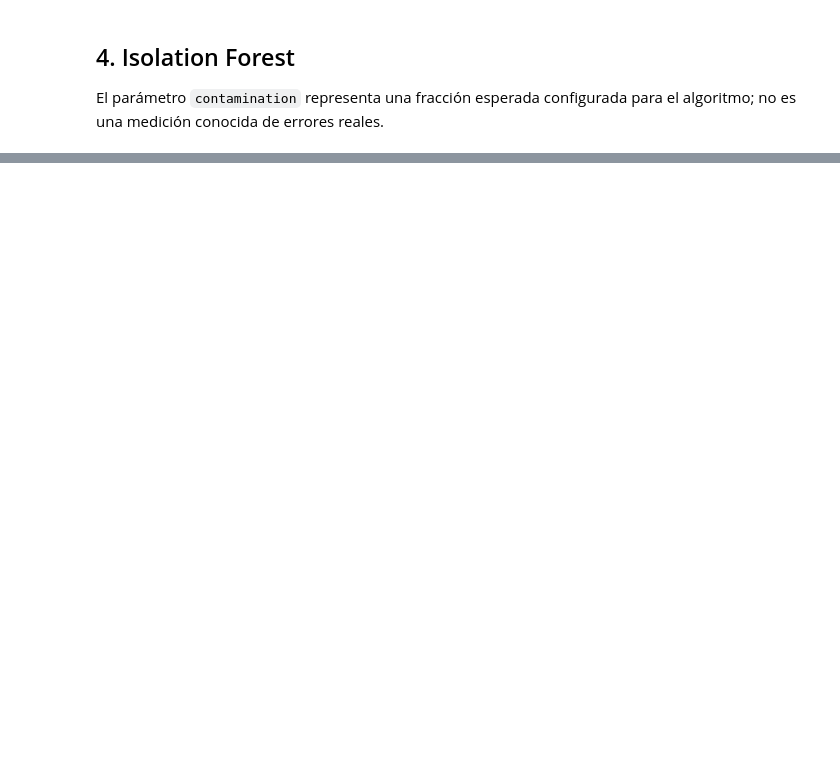
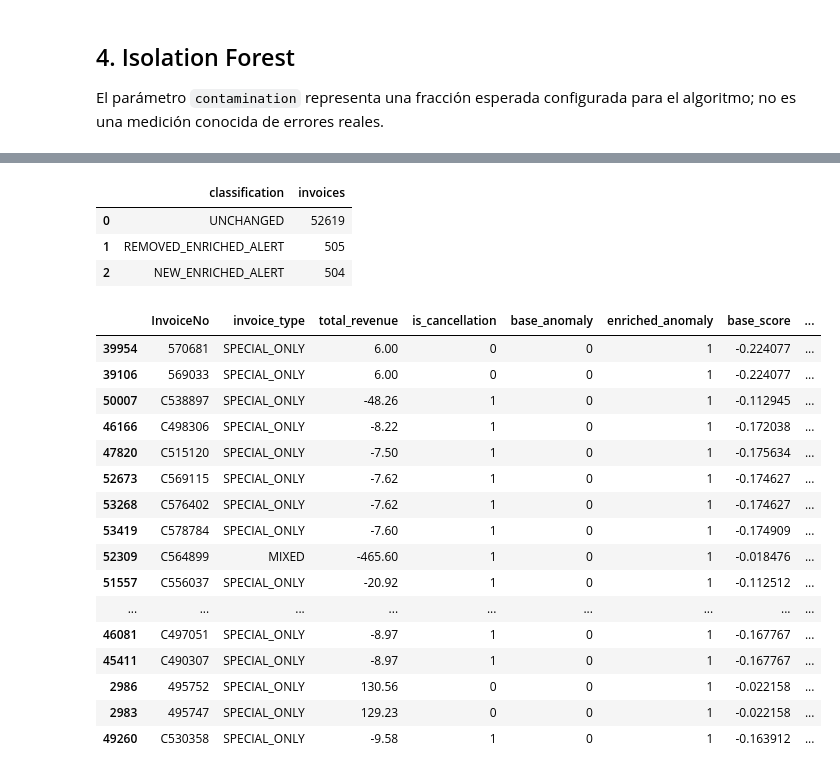
Before and after one commit to Milu2662/BI-PYMES-ML, a Jupyter notebook: notebook/04_isolation_forest.ipynb, the cells around one changed output, grey strips where cells are left out. Cells and saved outputs as stored; diff of their text form; code cells hidden in the pictures; blank space fills up the shorter version.

```diff
--- a/notebook/04_isolation_forest.ipynb
+++ b/notebook/04_isolation_forest.ipynb
@@ -34,0 +859,57 @@ plt.savefig(PROJECT_DIR/"results/figures/isolation_forest_scores.png",dpi=160);
+# %%
+# FACTURAS CON CAMBIO DE CLASIFICACIÓN
+
+comparison["classification_change"] = np.select(
+    [
+        (comparison["base_anomaly"] == 0) &
+        (comparison["enriched_anomaly"] == 1),
+
+        (comparison["base_anomaly"] == 1) &
+        (comparison["enriched_anomaly"] == 0)
+    ],
+    [
+        "NEW_ENRICHED_ALERT",
+        "REMOVED_ENRICHED_ALERT"
+    ],
+    default="UNCHANGED"
+)
+
+display(
+    comparison["classification_change"]
+    .value_counts()
+    .rename_axis("classification")
+    .reset_index(name="invoices")
+)
+
+# Examinar alertas nuevas
+new_alerts = comparison[
+    comparison["classification_change"] == "NEW_ENRICHED_ALERT"
+].copy()
+
+display(
+    new_alerts.sort_values(
+        "enriched_score"
+    ).head(20)
+)
+# %% [output]
+|  | classification | invoices |
+| 0 | UNCHANGED | 52619 |
+| 1 | REMOVED_ENRICHED_ALERT | 505 |
+| 2 | NEW_ENRICHED_ALERT | 504 |
+|  | InvoiceNo | invoice_type | total_revenue | is_cancellation | base_anomaly | enriched_anomaly | base_score | ... |
+| 39954 | 570681 | SPECIAL_ONLY | 6.00 | 0 | 0 | 1 | -0.224077 | ... |
+| 39106 | 569033 | SPECIAL_ONLY | 6.00 | 0 | 0 | 1 | -0.224077 | ... |
+| 50007 | C538897 | SPECIAL_ONLY | -48.26 | 1 | 0 | 1 | -0.112945 | ... |
+| 46166 | C498306 | SPECIAL_ONLY | -8.22 | 1 | 0 | 1 | -0.172038 | ... |
+| 47820 | C515120 | SPECIAL_ONLY | -7.50 | 1 | 0 | 1 | -0.175634 | ... |
+| 52673 | C569115 | SPECIAL_ONLY | -7.62 | 1 | 0 | 1 | -0.174627 | ... |
+| 53268 | C576402 | SPECIAL_ONLY | -7.62 | 1 | 0 | 1 | -0.174627 | ... |
+| 53419 | C578784 | SPECIAL_ONLY | -7.60 | 1 | 0 | 1 | -0.174909 | ... |
+| 52309 | C564899 | MIXED | -465.60 | 1 | 0 | 1 | -0.018476 | ... |
+| 51557 | C556037 | SPECIAL_ONLY | -20.92 | 1 | 0 | 1 | -0.112512 | ... |
+| ... | ... | ... | ... | ... | ... | ... | ... | ... |
+| 46081 | C497051 | SPECIAL_ONLY | -8.97 | 1 | 0 | 1 | -0.167767 | ... |
+| 45411 | C490307 | SPECIAL_ONLY | -8.97 | 1 | 0 | 1 | -0.167767 | ... |
+| 2986 | 495752 | SPECIAL_ONLY | 130.56 | 0 | 0 | 1 | -0.022158 | ... |
+| 2983 | 495747 | SPECIAL_ONLY | 129.23 | 0 | 0 | 1 | -0.022158 | ... |
+| 49260 | C530358 | SPECIAL_ONLY | -9.58 | 1 | 0 | 1 | -0.163912 | ... |
```
Also changed, not shown: parts of 21 cells of this notebook.
